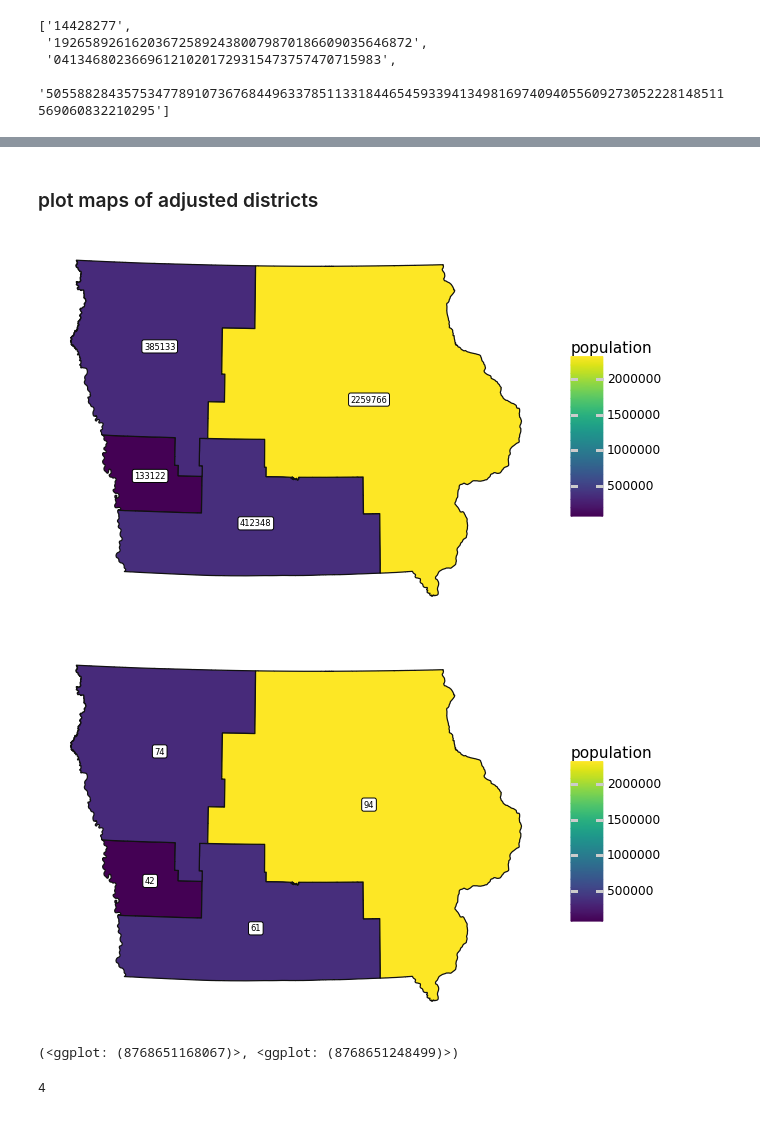
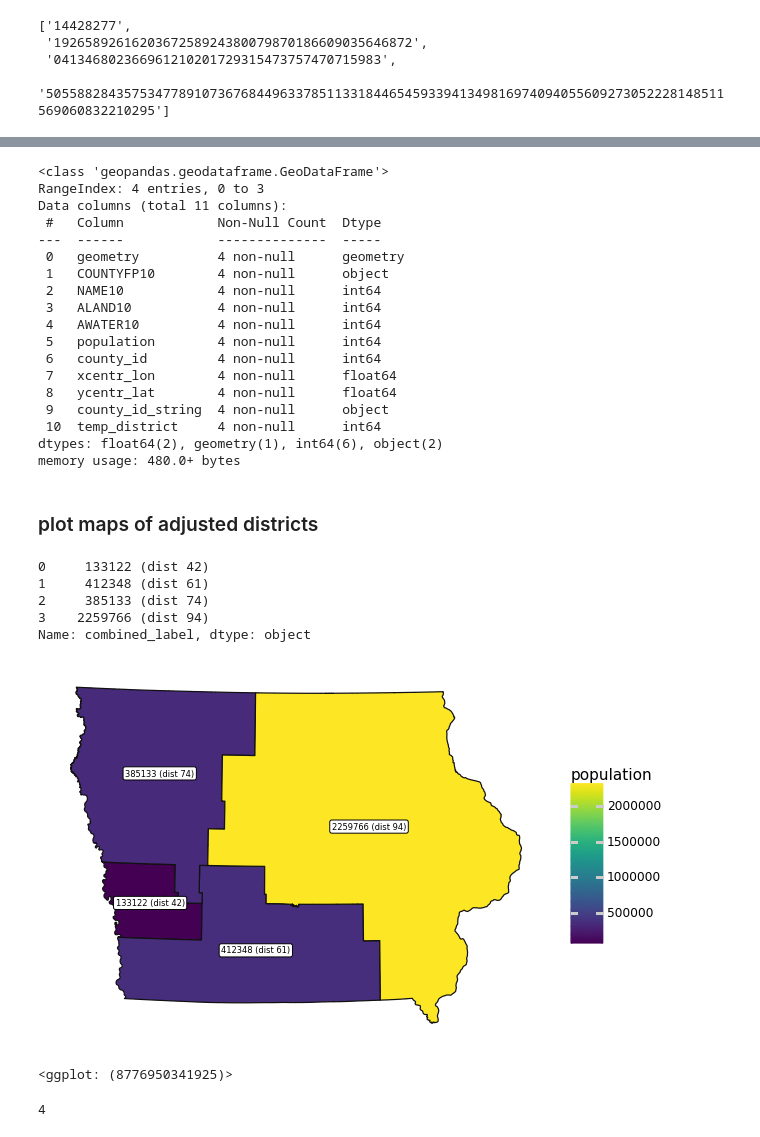
Before and after one commit to stefaniegwangphd/ia-redistricting, a Jupyter notebook: Iowa_contiguousdistricting.ipynb, the cells around one changed output, grey strips where cells are left out. Drawn from its saved outputs; the diff is of its cells as text; code cells hidden in the pictures.

Commit message:
cleaning up step district-building function, beginning work on redistribution

```diff
--- a/Iowa_contiguousdistricting.ipynb
+++ b/Iowa_contiguousdistricting.ipynb
@@ -412,6 +334,0 @@ shapef_ia_districting.iloc[[7,36]]
-# %%
-# fix lat/longs!
-shapef_ia_districting['xcentr_lon'] = shapef_ia_districting.centroid.x
-shapef_ia_districting['ycentr_lat'] = shapef_ia_districting.centroid.y
-
-shapef_ia_districting.iloc[[7,36]]
@@ -602,12 +515,46 @@ list(shapef_ia_running["county_id_string"])
+# %%
+shapef_ia_running.info()
+# %% [output]
+<class 'geopandas.geodataframe.GeoDataFrame'>
+RangeIndex: 4 entries, 0 to 3
+Data columns (total 11 columns):
+ #   Column            Non-Null Count  Dtype
+---  ------            --------------  -----
+ 0   geometry          4 non-null      geometry
+ 1   COUNTYFP10        4 non-null      object
+ 2   NAME10            4 non-null      int64
+ 3   ALAND10           4 non-null      int64
+ 4   AWATER10          4 non-null      int64
+ 5   population        4 non-null      int64
+ 6   county_id         4 non-null      int64
+ 7   xcentr_lon        4 non-null      float64
+ 8   ycentr_lat        4 non-null      float64
+ 9   county_id_string  4 non-null      object
+ 10  temp_district     4 non-null      int64
+dtypes: float64(2), geometry(1), int64(6), object(2)
+memory usage: 480.0+ bytes
 # %% [markdown]
 ### plot maps of adjusted districts
+# %%
+shapef_ia_pt1output = shapef_ia_running
+# %%
+shapef_ia_pt1output['combined_label'] = shapef_ia_pt1output['population'].astype(str)  + str(' (dist ') + shapef_ia_pt1output['temp_district'].astype(str) + str (')')
+shapef_ia_pt1output['combined_label']
+# shapef_ia_pt1output.info()
+# %% [output]
+0     133122 (dist 42)
+1     412348 (dist 61)
+2     385133 (dist 74)
+3    2259766 (dist 94)
+Name: combined_label, dtype: object
 # %%
-def map_merged_districts(new_shapefile):
+#label_field: 'population', 'temp_district', 'combined_label'
+def map_merged_districts(new_shapefile,label_field):
     map_population_by_district = (
         ggplot(new_shapefile)
         + geom_map(aes(fill='population'))
         + geom_label(aes(x='xcentr_lon', y='ycentr_lat',
-                        label='population',size=2),
+                        label=(label_field),size=2),
                     show_legend=False)
         + theme_minimal()
         + theme(axis_text_x=element_blank(),
@@ -620,31 +567,12 @@ def map_merged_districts(new_shapefile):
             )
         )
 
-
-    map_by_district_id = (
-    ggplot(new_shapefile)
-    + geom_map(aes(fill='population'))
-    + geom_label(aes(x='xcentr_lon', y='ycentr_lat',
-                     label='temp_district',size=2),
-                 show_legend=False)
-    + theme_minimal()
-    + theme(axis_text_x=element_blank(),
-            axis_text_y=element_blank(),
-            axis_title_x=element_blank(),
-            axis_title_y=element_blank(),
-            axis_ticks=element_blank(),
-            panel_grid_major=element_blank(),
-            panel_grid_minor=element_blank()
-           )
-    )
-
-    return map_population_by_district, map_by_district_id
+    return map_population_by_district
 # %%
-map_merged_districts(shapef_ia_running)
+map_merged_districts(shapef_ia_pt1output,'combined_label')
 # %% [output]
-[figure, old version]
+[figure, new version]
-[figure, removed]
-(<ggplot: (8768651168067)>, <ggplot: (8768651248499)>)
+<ggplot: (8776950341925)>
 # %%
 len(shapef_ia_running)
 # %% [output]
```
Also changed, not shown: parts of 32 cells of this notebook.
